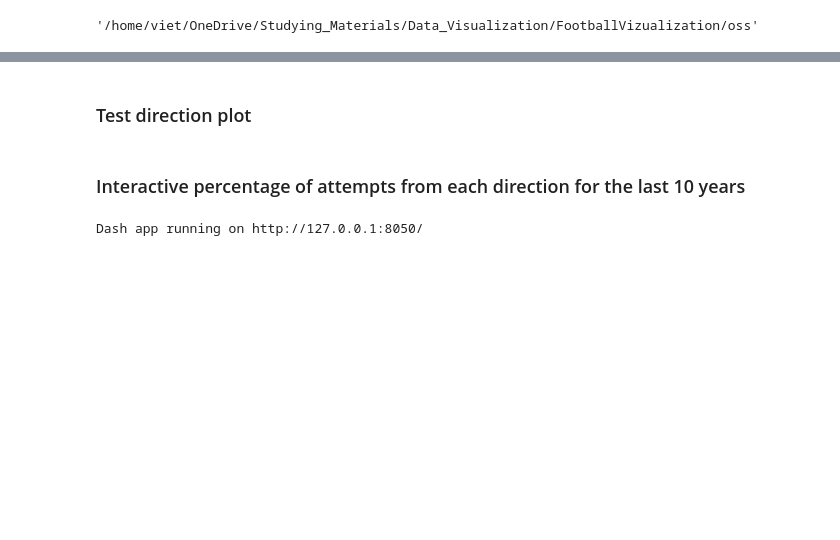
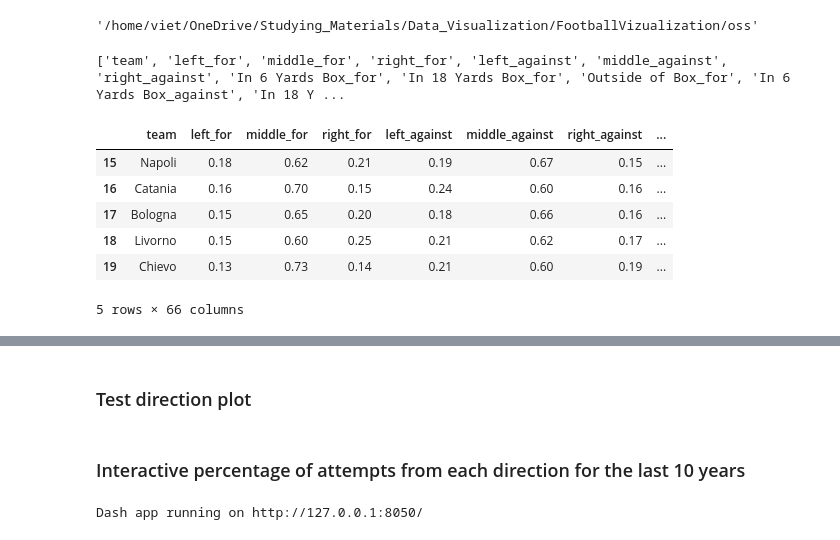
Before and after one commit to scinerd68/FootballVizualization, a Jupyter notebook: oss/anal.ipynb, the cells around one changed output, grey strips where cells are left out. Saved outputs shown, nothing was run; the diff lists cells and outputs as text; code cells hidden in the pictures; blank space fills up the shorter version.

```diff
--- a/oss/anal.ipynb
+++ b/oss/anal.ipynb
@@ -68,0 +119,13 @@ def gather_season(league, mode):
+# %%
+test = gather_one_season("SerieA", "2009_2010")
+print(list(test.columns))
+test.tail()
+# %% [output]
+['team', 'left_for', 'middle_for', 'right_for', 'left_against', 'middle_against', 'right_against', 'In 6 Yards Box_for', 'In 18 Yards Box_for', 'Outside of Box_for', 'In 6 Yards Box_against', 'In 18 Y ...
+|  | team | left_for | middle_for | right_for | left_against | middle_against | right_against | ... |
+| 15 | Napoli | 0.18 | 0.62 | 0.21 | 0.19 | 0.67 | 0.15 | ... |
+| 16 | Catania | 0.16 | 0.70 | 0.15 | 0.24 | 0.60 | 0.16 | ... |
+| 17 | Bologna | 0.15 | 0.65 | 0.20 | 0.18 | 0.66 | 0.16 | ... |
+| 18 | Livorno | 0.15 | 0.60 | 0.25 | 0.21 | 0.62 | 0.17 | ... |
+| 19 | Chievo | 0.13 | 0.73 | 0.14 | 0.21 | 0.60 | 0.19 | ... |
+5 rows × 66 columns
```
Also changed, not shown: parts of 11 cells of this notebook.
